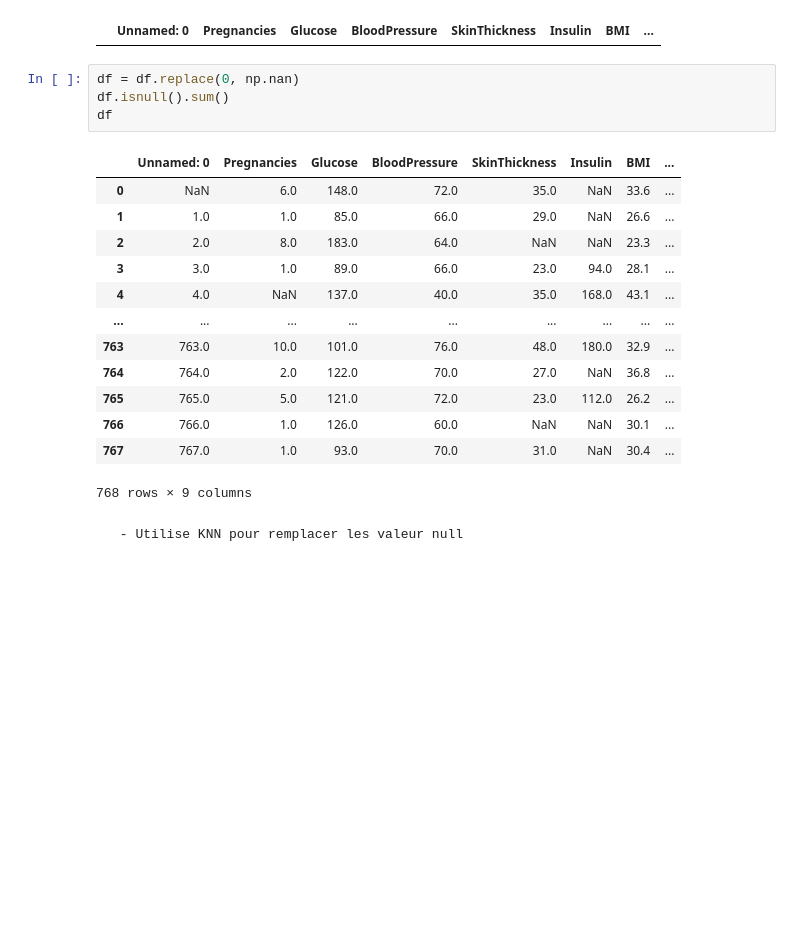
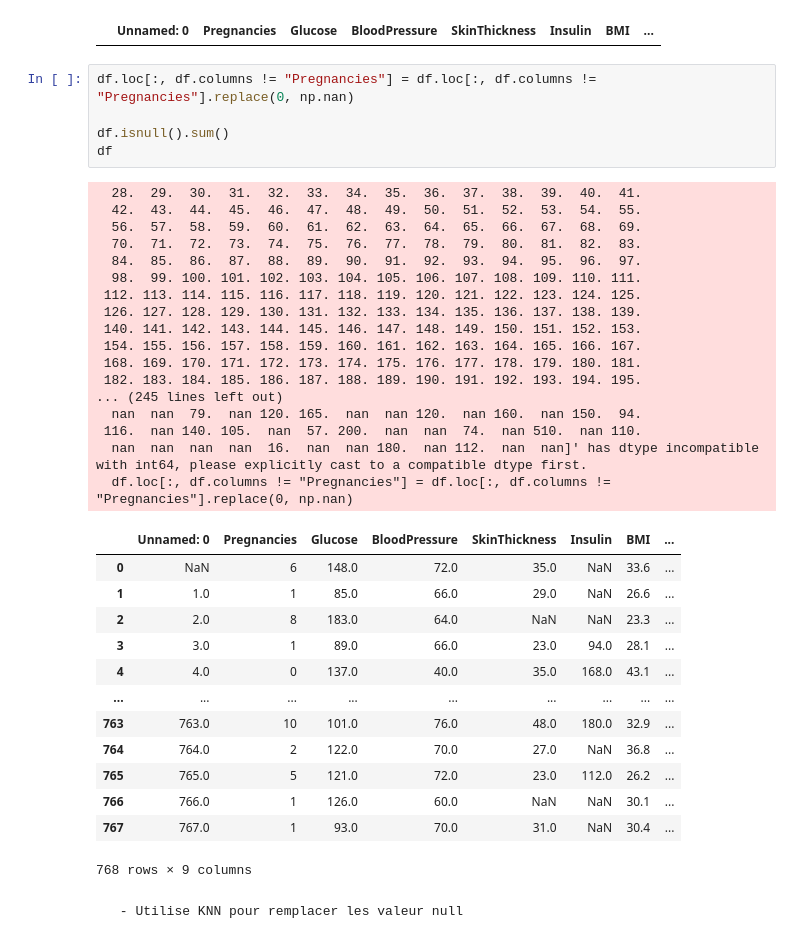
Before and after one commit to mohammedip/Analyse-et-Pr-diction-du-Risque-de-Diab-te, a Jupyter notebook: notebook/EDA.ipynb, the cells around one changed output. Saved outputs shown, nothing was run; the diff lists cells and outputs as text; blank space fills up the shorter version.

```diff
--- a/notebook/EDA.ipynb
+++ b/notebook/EDA.ipynb
@@ -60,23 +60,41 @@ df[df.duplicated()]
 # %% [output]
 |  | Unnamed: 0 | Pregnancies | Glucose | BloodPressure | SkinThickness | Insulin | BMI | ... |
 # %%
-df = df.replace(0, np.nan)
+df.loc[:, df.columns != "Pregnancies"] = df.loc[:, df.columns != "Pregnancies"].replace(0, np.nan)
+
 df.isnull().sum()
 df
 # %% [output]
+  28.  29.  30.  31.  32.  33.  34.  35.  36.  37.  38.  39.  40.  41.
+  42.  43.  44.  45.  46.  47.  48.  49.  50.  51.  52.  53.  54.  55.
+  56.  57.  58.  59.  60.  61.  62.  63.  64.  65.  66.  67.  68.  69.
+  70.  71.  72.  73.  74.  75.  76.  77.  78.  79.  80.  81.  82.  83.
+  84.  85.  86.  87.  88.  89.  90.  91.  92.  93.  94.  95.  96.  97.
+  98.  99. 100. 101. 102. 103. 104. 105. 106. 107. 108. 109. 110. 111.
+ 112. 113. 114. 115. 116. 117. 118. 119. 120. 121. 122. 123. 124. 125.
+ 126. 127. 128. 129. 130. 131. 132. 133. 134. 135. 136. 137. 138. 139.
+ 140. 141. 142. 143. 144. 145. 146. 147. 148. 149. 150. 151. 152. 153.
+ 154. 155. 156. 157. 158. 159. 160. 161. 162. 163. 164. 165. 166. 167.
+ 168. 169. 170. 171. 172. 173. 174. 175. 176. 177. 178. 179. 180. 181.
+ 182. 183. 184. 185. 186. 187. 188. 189. 190. 191. 192. 193. 194. 195.
+... (245 lines left out)
+  nan  nan  79.  nan 120. 165.  nan  nan 120.  nan 160.  nan 150.  94.
+ 116.  nan 140. 105.  nan  57. 200.  nan  nan  74.  nan 510.  nan 110.
+  nan  nan  nan  nan  16.  nan  nan 180.  nan 112.  nan  nan]' has dtype incompatible with int64, please explicitly cast to a compatible dtype first.
+  df.loc[:, df.columns != "Pregnancies"] = df.loc[:, df.columns != "Pregnancies"].replace(0, np.nan)
 |  | Unnamed: 0 | Pregnancies | Glucose | BloodPressure | SkinThickness | Insulin | BMI | ... |
-| 0 | NaN | 6.0 | 148.0 | 72.0 | 35.0 | NaN | 33.6 | ... |
-| 1 | 1.0 | 1.0 | 85.0 | 66.0 | 29.0 | NaN | 26.6 | ... |
-| 2 | 2.0 | 8.0 | 183.0 | 64.0 | NaN | NaN | 23.3 | ... |
-| 3 | 3.0 | 1.0 | 89.0 | 66.0 | 23.0 | 94.0 | 28.1 | ... |
-| 4 | 4.0 | NaN | 137.0 | 40.0 | 35.0 | 168.0 | 43.1 | ... |
+| 0 | NaN | 6 | 148.0 | 72.0 | 35.0 | NaN | 33.6 | ... |
+| 1 | 1.0 | 1 | 85.0 | 66.0 | 29.0 | NaN | 26.6 | ... |
+| 2 | 2.0 | 8 | 183.0 | 64.0 | NaN | NaN | 23.3 | ... |
+| 3 | 3.0 | 1 | 89.0 | 66.0 | 23.0 | 94.0 | 28.1 | ... |
+| 4 | 4.0 | 0 | 137.0 | 40.0 | 35.0 | 168.0 | 43.1 | ... |
 | ... | ... | ... | ... | ... | ... | ... | ... | ... |
-| 763 | 763.0 | 10.0 | 101.0 | 76.0 | 48.0 | 180.0 | 32.9 | ... |
-| 764 | 764.0 | 2.0 | 122.0 | 70.0 | 27.0 | NaN | 36.8 | ... |
-| 765 | 765.0 | 5.0 | 121.0 | 72.0 | 23.0 | 112.0 | 26.2 | ... |
-| 766 | 766.0 | 1.0 | 126.0 | 60.0 | NaN | NaN | 30.1 | ... |
-| 767 | 767.0 | 1.0 | 93.0 | 70.0 | 31.0 | NaN | 30.4 | ... |
+| 763 | 763.0 | 10 | 101.0 | 76.0 | 48.0 | 180.0 | 32.9 | ... |
+| 764 | 764.0 | 2 | 122.0 | 70.0 | 27.0 | NaN | 36.8 | ... |
+| 765 | 765.0 | 5 | 121.0 | 72.0 | 23.0 | 112.0 | 26.2 | ... |
+| 766 | 766.0 | 1 | 126.0 | 60.0 | NaN | NaN | 30.1 | ... |
+| 767 | 767.0 | 1 | 93.0 | 70.0 | 31.0 | NaN | 30.4 | ... |
-768 rows × 9 columns
+768 rows × 9 columns
 # %% [markdown]
      - Utilise KNN pour remplacer les valeur null
 # %%
```
Also changed, not shown: parts of 17 cells of this notebook, 1 other file.
